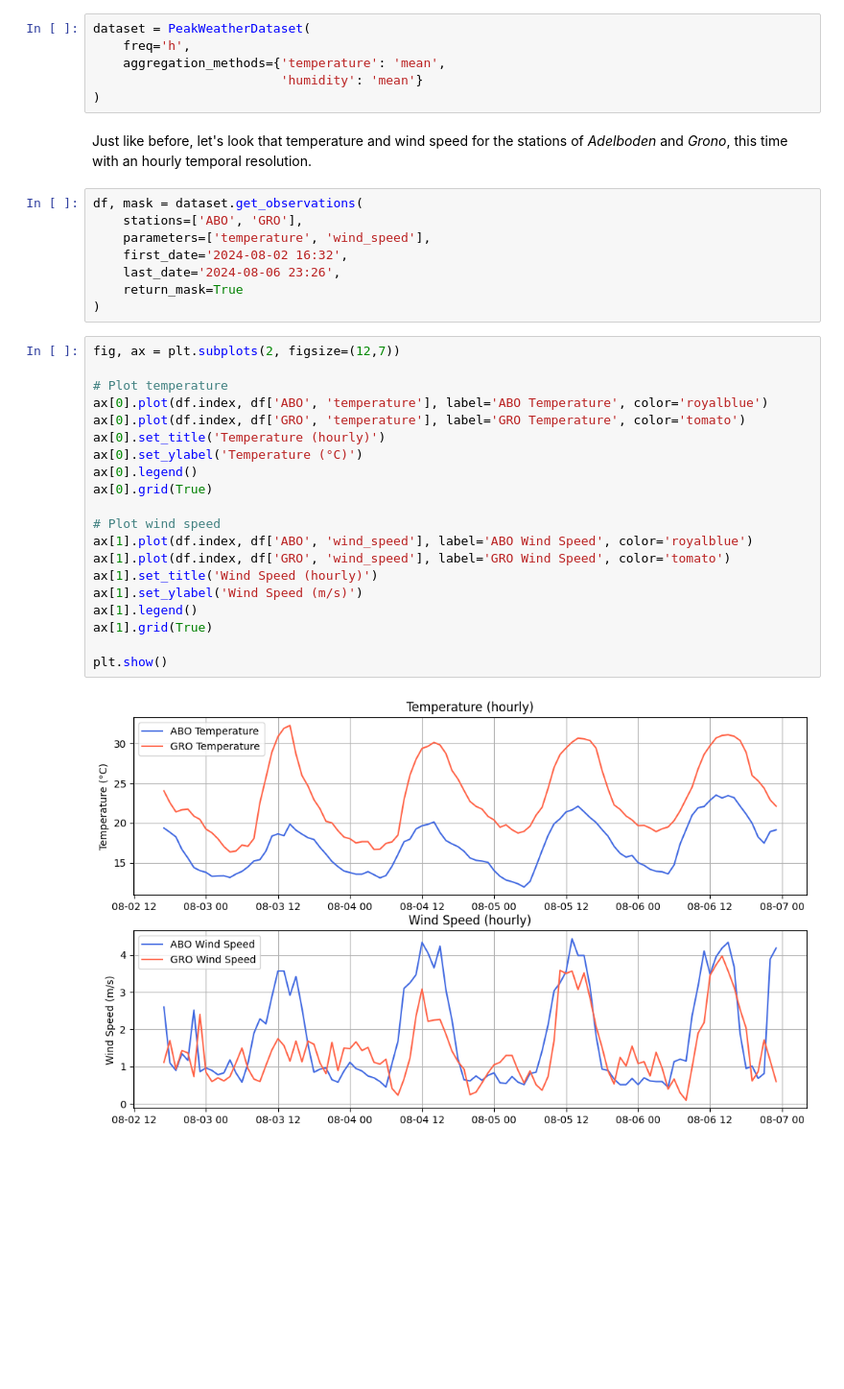
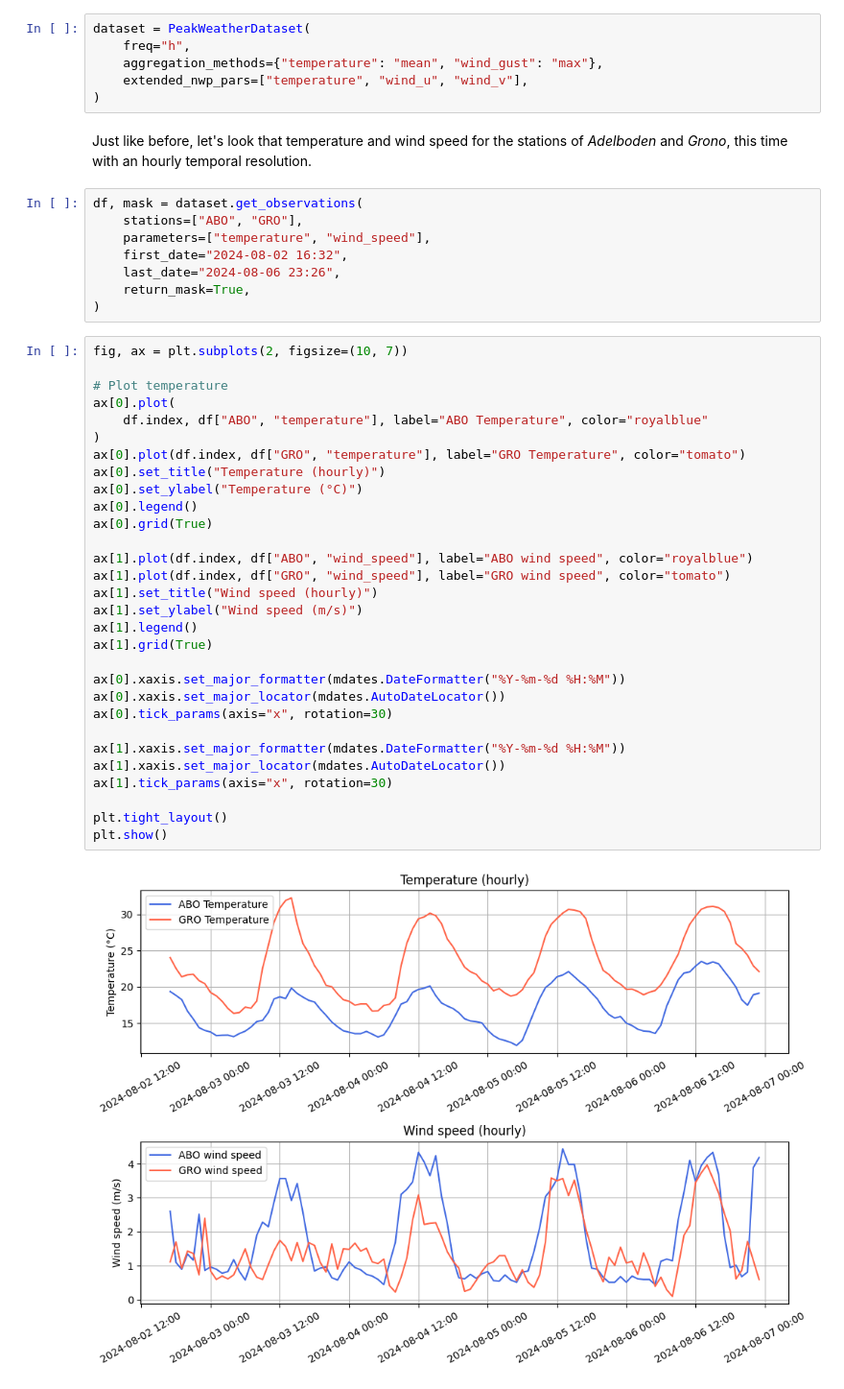
Before and after one commit to MeteoSwiss/PeakWeather, a Jupyter notebook: docs/source/examples/peakweather_demo.ipynb, the cells around one changed output. Shown at 96% size. Saved outputs shown, nothing was run; the diff lists cells and outputs as text; blank space fills up the shorter version.

```diff
--- a/docs/source/examples/peakweather_demo.ipynb
+++ b/docs/source/examples/peakweather_demo.ipynb
@@ -103,38 +106,48 @@ Each variable has a default aggregation method used during temporal resampling,
 # %%
 dataset = PeakWeatherDataset(
-    freq='h',
-    aggregation_methods={'temperature': 'mean',
-                         'humidity': 'mean'}
+    freq="h",
+    aggregation_methods={"temperature": "mean", "wind_gust": "max"},
+    extended_nwp_pars=["temperature", "wind_u", "wind_v"],
 )
 # %% [markdown]
 Just like before, let's look that temperature and wind speed for the stations of *Adelboden* and *Grono*, this time with an hourly temporal resolution.
 # %%
 df, mask = dataset.get_observations(
-    stations=['ABO', 'GRO'],
-    parameters=['temperature', 'wind_speed'],
-    first_date='2024-08-02 16:32',
-    last_date='2024-08-06 23:26',
-    return_mask=True
+    stations=["ABO", "GRO"],
+    parameters=["temperature", "wind_speed"],
+    first_date="2024-08-02 16:32",
+    last_date="2024-08-06 23:26",
+    return_mask=True,
 )
 # %%
-fig, ax = plt.subplots(2, figsize=(12,7))
+fig, ax = plt.subplots(2, figsize=(10, 7))
 
 # Plot temperature
-ax[0].plot(df.index, df['ABO', 'temperature'], label='ABO Temperature', color='royalblue')
-ax[0].plot(df.index, df['GRO', 'temperature'], label='GRO Temperature', color='tomato')
-ax[0].set_title('Temperature (hourly)')
-ax[0].set_ylabel('Temperature (°C)')
+ax[0].plot(
+    df.index, df["ABO", "temperature"], label="ABO Temperature", color="royalblue"
+)
+ax[0].plot(df.index, df["GRO", "temperature"], label="GRO Temperature", color="tomato")
+ax[0].set_title("Temperature (hourly)")
+ax[0].set_ylabel("Temperature (°C)")
 ax[0].legend()
 ax[0].grid(True)
 
-# Plot wind speed
-ax[1].plot(df.index, df['ABO', 'wind_speed'], label='ABO Wind Speed', color='royalblue')
-ax[1].plot(df.index, df['GRO', 'wind_speed'], label='GRO Wind Speed', color='tomato')
-ax[1].set_title('Wind Speed (hourly)')
-ax[1].set_ylabel('Wind Speed (m/s)')
+ax[1].plot(df.index, df["ABO", "wind_speed"], label="ABO wind speed", color="royalblue")
+ax[1].plot(df.index, df["GRO", "wind_speed"], label="GRO wind speed", color="tomato")
+ax[1].set_title("Wind speed (hourly)")
+ax[1].set_ylabel("Wind speed (m/s)")
 ax[1].legend()
 ax[1].grid(True)
 
+ax[0].xaxis.set_major_formatter(mdates.DateFormatter("%Y-%m-%d %H:%M"))
+ax[0].xaxis.set_major_locator(mdates.AutoDateLocator())
+ax[0].tick_params(axis="x", rotation=30)
+
+ax[1].xaxis.set_major_formatter(mdates.DateFormatter("%Y-%m-%d %H:%M"))
+ax[1].xaxis.set_major_locator(mdates.AutoDateLocator())
+ax[1].tick_params(axis="x", rotation=30)
+
+plt.tight_layout()
 plt.show()
 # %% [output]
-[figure, old version]
+[figure, new version]
```
Also changed, not shown: parts of 20 cells of this notebook, 13 other files.
